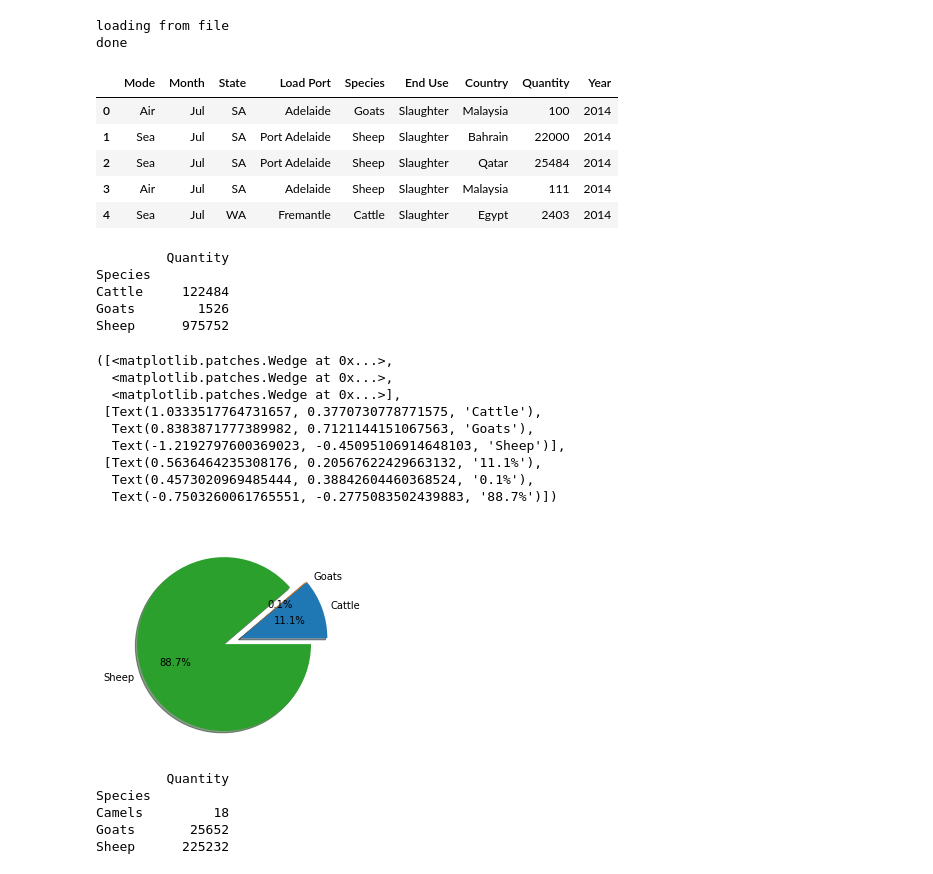
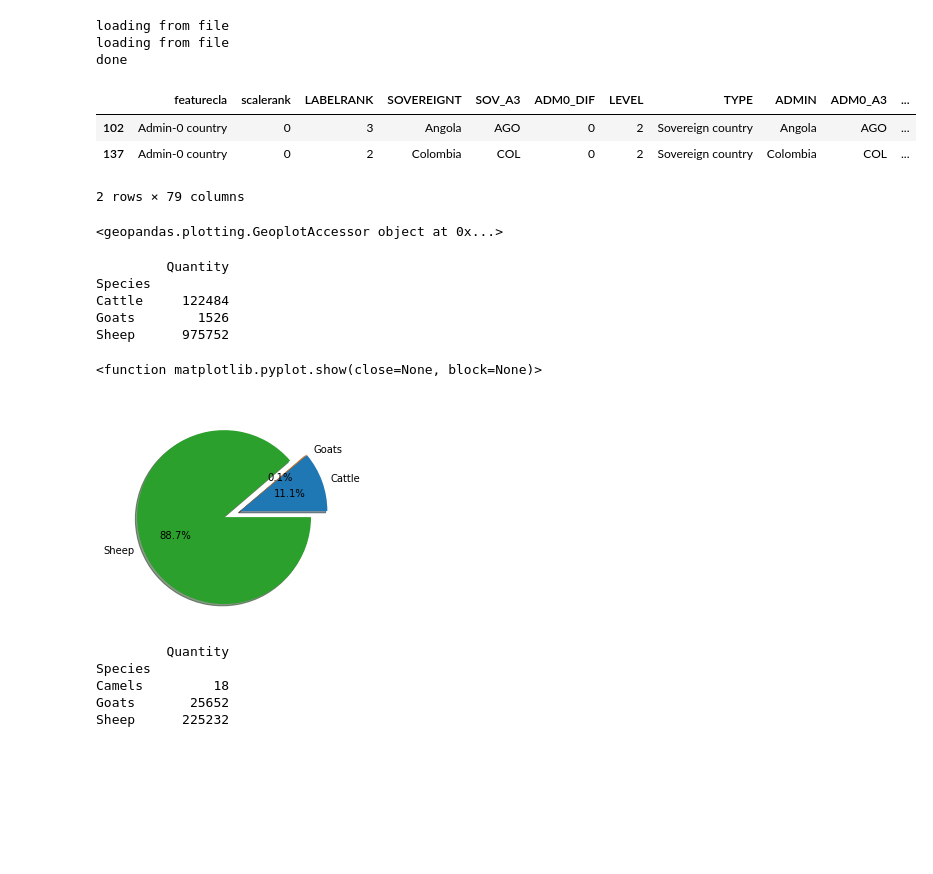
Before and after one commit to D-Wild/data_project, a Jupyter notebook: CODE.ipynb, the cells around one changed output. Cells and saved outputs as stored; diff of their text form; code cells hidden in the pictures; blank space fills up the shorter version.

```diff
--- a/CODE.ipynb
+++ b/CODE.ipynb
@@ -9,21 +12,32 @@ from datetime import datetime
 if os.path.isfile("livestock-exports.xlsx"):
     filepath = "livestock-exports.xlsx"
     print("loading from file")
+if os.path.isfile("ne_10m_admin_0_countries.shp"):
+    filepath2 = "ne_10m_admin_0_countries.shp"
+    print("loading from file")
 
 ld = pd.read_excel(filepath)
+cd = gp.GeoDataFrame.from_file(filepath2)
+cd.set_crs(epsg=5234, inplace=True, allow_override=True)
 print("done")
 # %% [output]
+loading from file
 loading from file
 done
-# %%
-ld.head()
-# %% [output]
-|  | Mode | Month | State | Load Port | Species | End Use | Country | Quantity | Year |
-| 0 | Air | Jul | SA | Adelaide | Goats | Slaughter | Malaysia | 100 | 2014 |
-| 1 | Sea | Jul | SA | Port Adelaide | Sheep | Slaughter | Bahrain | 22000 | 2014 |
-| 2 | Sea | Jul | SA | Port Adelaide | Sheep | Slaughter | Qatar | 25484 | 2014 |
-| 3 | Air | Jul | SA | Adelaide | Sheep | Slaughter | Malaysia | 111 | 2014 |
-| 4 | Sea | Jul | WA | Fremantle | Cattle | Slaughter | Egypt | 2403 | 2014 |
+# %%
+cols_to_drop = ['NAME_KO','NAME_PL','NAME_PT','NAME_RU','NAME_SV','NAME_TR','NAME_VI','NAME_ZH','NAME_FR','NAME_EL','NAME_HI','NAME_HU','NAME_JA','NAME_NL','NAME_AR','NAME_BN','NAME_',]
+cd.drop(cols_to_drop, axis=1, inplace=True, errors='ignore')
+# %%
+cd.sample(2)
+# %% [output]
+|  | featurecla | scalerank | LABELRANK | SOVEREIGNT | SOV_A3 | ADM0_DIF | LEVEL | TYPE | ADMIN | ADM0_A3 | ... |
+| 102 | Admin-0 country | 0 | 3 | Angola | AGO | 0 | 2 | Sovereign country | Angola | AGO | ... |
+| 137 | Admin-0 country | 0 | 2 | Colombia | COL | 0 | 2 | Sovereign country | Colombia | COL | ... |
+2 rows × 79 columns
+# %%
+cd.plot
+# %% [output]
+<geopandas.plotting.GeoplotAccessor object at 0x...>
 # %%
 wa_ld_2014 = ld.loc[(ld['State'] == 'WA') & (ld['Year'] == 2014)]
 wa_ld_2014_species = wa_ld_2014.groupby(['Species']).sum()
@@ -35,21 +49,14 @@ Goats = wa_ld_2014_species_culled.iloc[1,0]
 Sheep = wa_ld_2014_species_culled.iloc[2,0]
 
 plt.pie([Cattle, Goats, Sheep], labels= ['Cattle', 'Goats', 'Sheep'], shadow=True, autopct='%1.1f%%', explode= (0, 0, 0.2),)
+plt.show
 # %% [output]
          Quantity
 Species
 Cattle     122484
 Goats        1526
 Sheep      975752
-([<matplotlib.patches.Wedge at 0x...>,
-  <matplotlib.patches.Wedge at 0x...>,
-  <matplotlib.patches.Wedge at 0x...>],
- [Text(1.0333517764731657, 0.3770730778771575, 'Cattle'),
-  Text(0.8383871777389982, 0.7121144151067563, 'Goats'),
-  Text(-1.2192797600369023, -0.45095106914648103, 'Sheep')],
- [Text(0.5636464235308176, 0.20567622429663132, '11.1%'),
-  Text(0.4573020969485444, 0.38842604460368524, '0.1%'),
-  Text(-0.7503260061765551, -0.2775083502439883, '88.7%')])
+<function matplotlib.pyplot.show(close=None, block=None)>
 [figure]
 # %%
 sa_ld_2014 = ld.loc[(ld['State'] == 'SA') & (ld['Year'] == 2014)]
```
Also changed, not shown: parts of 8 cells of this notebook, 7 other files.
